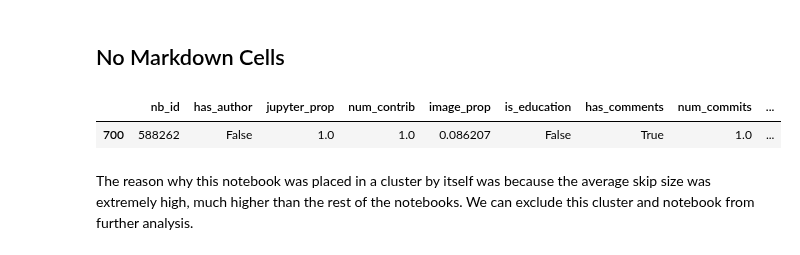
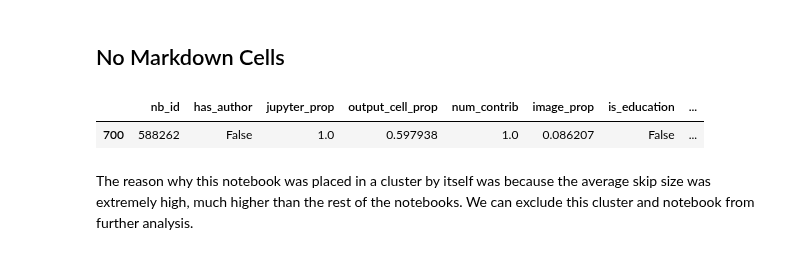
Before and after one commit to Isabel-Gan/quantifying-notebook-features, a Jupyter notebook: output/complete-runs/analysis/mixed-data-clustering.ipynb, the cells around one changed output. Cells and saved outputs as stored; diff of their text form; code cells hidden in the pictures.

```diff
--- a/output/complete-runs/analysis/mixed-data-clustering.ipynb
+++ b/output/complete-runs/analysis/mixed-data-clustering.ipynb
@@ -462,7 +473,7 @@ md_clusters_df.head()
 # %%
 # run kproto algorithm
 no_md_kproto = KPrototypes(n_clusters = 5, init = 'Cao', verbose = 0)
-no_md_clusters = no_md_kproto.fit_predict(no_md_df, categorical = [0, 4, 5, 10])
+no_md_clusters = no_md_kproto.fit_predict(no_md_df, categorical = [0, 5, 6, 11, 12, 14])
 # %%
 # get the cluster centroids
 no_md_cluster_centroids = no_md_kproto.cluster_centroids_
@@ -642,0 +670,7 @@ Name: cluster, dtype: int64
+# %%
+# bump cluster labels down to get rid of cluster 0
+no_md_labels_df = no_md_labels_df[no_md_labels_df['cluster'] != 0]
+no_md_labels_df['cluster'] = no_md_labels_df['cluster'].replace(1, 0)
+no_md_labels_df['cluster'] = no_md_labels_df['cluster'].replace(2, 1)
+no_md_labels_df['cluster'] = no_md_labels_df['cluster'].replace(3, 2)
+no_md_labels_df['cluster'] = no_md_labels_df['cluster'].replace(4, 3)
@@ -648,11 +691,11 @@ no_md_labels_df.to_csv('cluster-data/no_markdown_group_clusters.csv')
 # %% [markdown]
 ## No Markdown Cells
 # %%
-# extract the single notebook in cluster 4
-outlier = no_md_labels_df[no_md_labels_df['cluster'] == 4]
+# extract the single notebook in cluster 0
+outlier = no_md_labels_df[no_md_labels_df['cluster'] == 0]
 outlier
 # %% [output]
-|  | nb_id | has_author | jupyter_prop | num_contrib | image_prop | is_education | has_comments | num_commits | ... |
-| 700 | 588262 | False | 1.0 | 1.0 | 0.086207 | False | True | 1.0 | ... |
+|  | nb_id | has_author | jupyter_prop | output_cell_prop | num_contrib | image_prop | is_education | ... |
+| 700 | 588262 | False | 1.0 | 0.597938 | 1.0 | 0.086207 | False | ... |
 # %% [markdown]
 The reason why this notebook was placed in a cluster by itself was because the average skip size was extremely high, much higher than the rest of the notebooks. We can exclude this cluster and notebook from further analysis.
```
Also changed, not shown: parts of 36 cells of this notebook, 7 other files.
